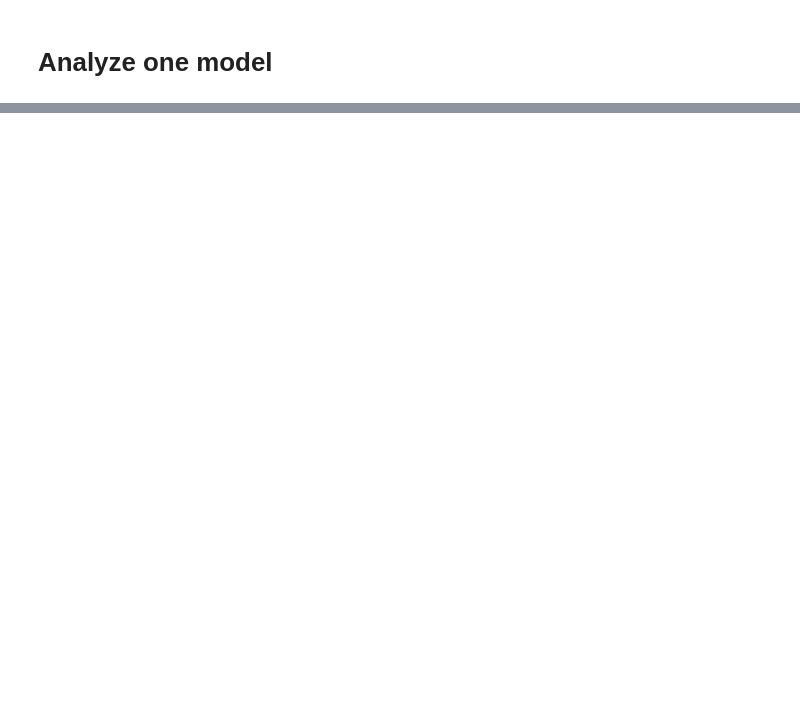
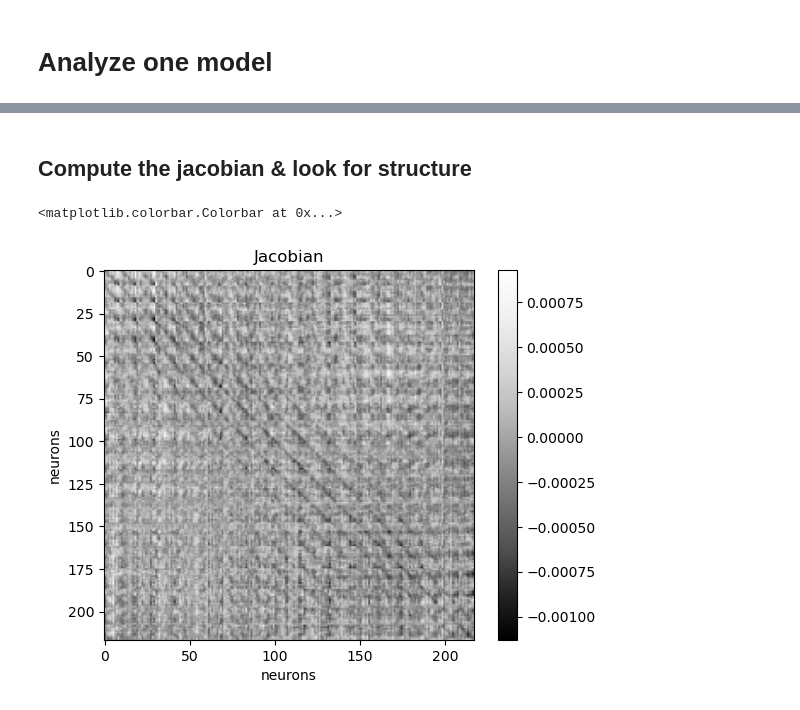
Before and after one commit to saalfeldlab/NeuralGraph, a Jupyter notebook: src/LatentEvolution/latent_space.ipynb, the cells around one changed output, grey strips where cells are left out. Drawn from its saved outputs; the diff is of its cells as text; code cells hidden in the pictures; blank space fills up the shorter version.

```diff
--- a/src/LatentEvolution/latent_space.ipynb
+++ b/src/LatentEvolution/latent_space.ipynb
@@ -134,4 +114,13 @@ plt.scatter(df["training.batch_size"], df["training_duration_seconds"])
 # %%
-pick_run_dirs = df.drop_nulls().filter(pl.col("training.batch_size") == 256).filter(pl.col("training.learning_rate") == 1e-4)["run_dir", "training.learning_rate", "final_val_loss"]
+pick_run_dirs = df.drop_nulls().filter(pl.col("encoder_params.l1_reg_loss") == 1e-3)["run_dir", "encoder_params.l1_reg_loss", "final_val_loss"]
 print(pick_run_dirs)
 pick_run_dir = pick_run_dirs["run_dir"][0]
+
+# load model
+
+model = LatentModel(model_params[pick_run_dir]).to(device)
+model.load_state_dict(torch.load(f"{pick_run_dir}/model_final.pt"))
+model.eval()
+with open(pick_run_dir / "config.yaml") as fin:
+    raw = yaml.safe_load(fin)
+config = ModelParams.model_validate(raw)
@@ -304,0 +285,2 @@ plt.plot(bins, den / den.sum())
+# %% [markdown]
+## Compute the jacobian & look for structure
@@ -304,0 +294,19 @@ plt.plot(bins, den / den.sum())
+# %%
+from torch.func import jacrev, vmap
+
+
+def model_combined(xs):
+    """
+    xs: concatenated [x, s] of shape (13741 + 1736,)
+    """
+    x = xs[:13741]
+    s = xs[13741:]
+    return model(x.unsqueeze(0), s.unsqueeze(0)).squeeze(0)
+x_points = np.zeros((10, 13741), dtype=np.float32)
+x_points[:, 0] = np.linspace(-20, 20, 10)
+x_points = torch.tensor(x_points, device=device)
+s_points = torch.zeros((10, 1736), device=device)
+# For multiple points
+jac_combined_all = vmap(lambda xs: jacrev(model_combined)(xs))(
+    torch.cat([x_points, s_points], dim=1)
+).detach().cpu().numpy()  # shape: (num_points, 13741, 15477)
@@ -304,0 +323,10 @@ plt.plot(bins, den / den.sum())
+# %%
+disp_mat = jac_combined_all[5, 0:217, 1736:1736 + 217]
+plt.imshow(disp_mat , cmap="Greys_r")
+plt.xlabel("neurons")
+plt.ylabel("neurons")
+plt.title("Jacobian")
+plt.colorbar()
+# %% [output]
+<matplotlib.colorbar.Colorbar at 0x...>
+[figure, added]
```
Also changed, not shown: parts of 27 cells of this notebook, 3 other files.
